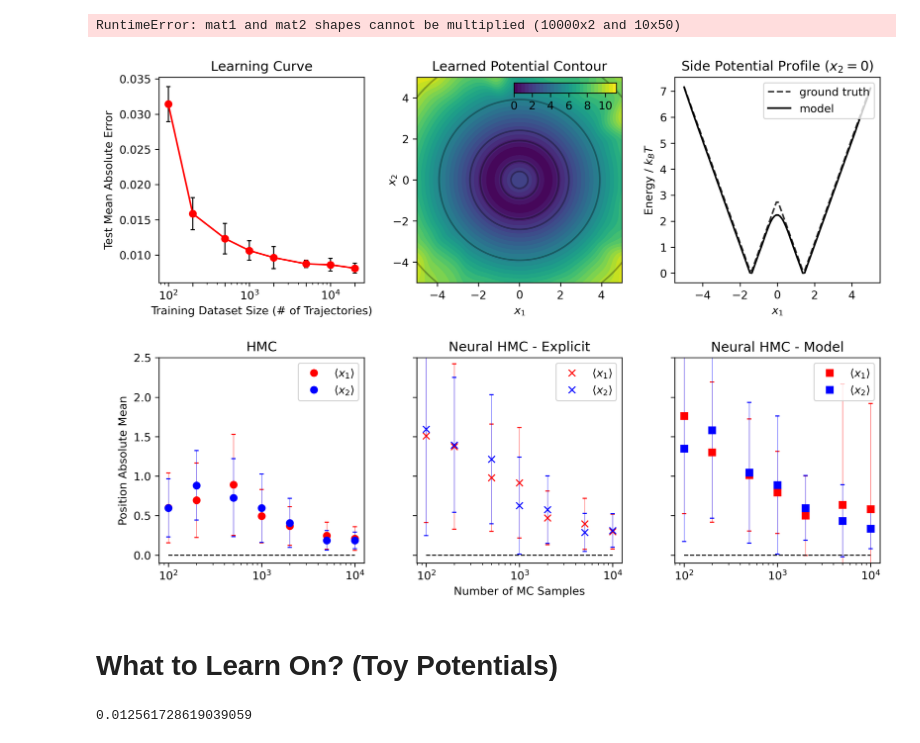
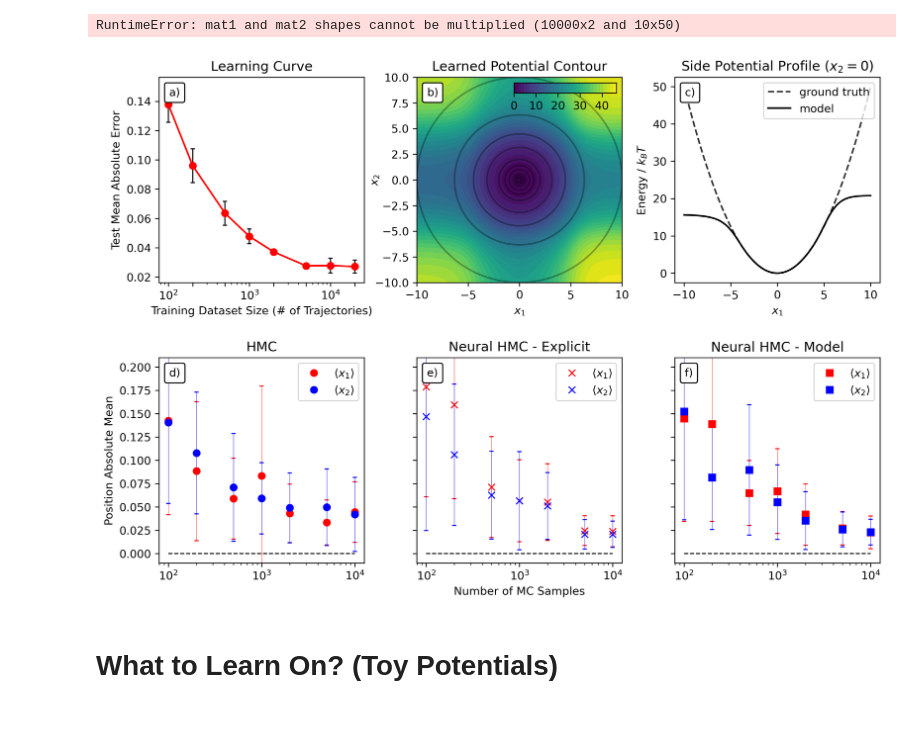
Before and after one commit to jakublala/md-neural-ode, a Jupyter notebook: plotting.ipynb, the cells around one changed output. Drawn from its saved outputs; the diff is of its cells as text; code cells hidden in the pictures.

```diff
--- a/plotting.ipynb
+++ b/plotting.ipynb
@@ -1029,11 +1029,12 @@ import numpy as np
 import matplotlib.pyplot as plt
 # read text file into a list of floats
 for i in range(1,5+1):
-    with open(f'results/wofe_quapp/{i}_loss.txt', 'r') as f:
+    with open(f'results/wofe_quapp/train_size/5000/{i}_loss.txt', 'r') as f:
         lines = f.readlines()
         loss = [float(line.strip()) for line in lines]
 
     #plot loss
+    print(i)
     plt.plot(loss)
     # plt.xlim(5000, 10000)
     # plt.ylim(0, 0.1)
@@ -1211,8 +1218,8 @@ Z -= Z.min()
 # %% [output]
 RuntimeError: mat1 and mat2 shapes cannot be multiplied (10000x2 and 10x50)
 # %%
-# potential = '10d_gaussian'
-potential = '2d_shell'
+potential = '10d_gaussian'
+# potential = '2d_shell'
 # potential = 'wofe_quapp'
 func = torch.load(f'results/{potential}/fully_trained/1_model.pt').to('cpu')
 num_samples = [100, 200, 500, 1000, 2000, 5000, 10000]
@@ -1334,7 +1341,7 @@ axs[0].set_xticks(x)
 
 
 # contour potential
-start, stop, n_values = -5.0, 5.0, 100
+start, stop, n_values = -10, 10, 100
 vals = np.linspace(start, stop, n_values)
 
 # model
@@ -1393,53 +1400,44 @@ elif potential == '2d_shell':
     Z, _ = Shell2D(vals, 0)
 else:
     Z, _ = Wofe_Quapp(vals, 0)
     min_Z = Z[Z.shape[0] // 2]
 
 axs[2].plot(vals, Z, 'k--', alpha=0.8, label='ground truth')
 
 if potential == '10d_gaussian':
     XY = np.zeros((n_values, 10))
 else:
     XY = np.zeros((n_values, 2))
 XY[:, 0] = vals
 Z = func.net(torch.Tensor(XY)).detach().cpu().numpy()
 Z = Z - Z.min()
 
 axs[2].plot(vals, Z, 'k', label='model')
 axs[2].legend(loc='upper right')
 axs[2].set_xlabel('$x_1$')
 axs[2].set_ylabel('Energy / $k_B T$')
 axs[2].set_title('Side Potential Profile ($x_2 = 0$)')
 
 
 
+from matplotlib.offsetbox import AnchoredText
 
+labels = ['a)', 'b)', 'c)', 'd)', 'e)', 'f)']
+for i, ax in enumerate(axs):
+    at = AnchoredText(
+        labels[i], prop=dict(size=10), frameon=True, loc='upper left')
+    at.patch.set_boxstyle("round,pad=0.,rounding_size=0.2")
+    ax.add_artist(at)
 
 
 # plt.tight_layout()
-plt.setp((axs[3], axs[4], axs[5]), ylim=(-0.1, 2.5))
+plt.setp((axs[3], axs[4], axs[5]), ylim=(-0.01, 0.21))
 plt.savefig(f'figures/{potential}_hmc.png')
 plt.show()
 # %% [output]
-[figure, old version]
+[figure, new version]
 # %% [markdown]
 # What to Learn On? (Toy Potentials)
 # %%
 import numpy as np
 import matplotlib.pyplot as plt
-# %%
-potential = '2d_shell'
-num_models = 5
-# all
-test_losses = []
-for i in range(1, num_models+1):
-    test_loss = np.loadtxt(f'results/{potential}/loss_fce/all_{i}_test_loss.txt')
-    test_losses.append(test_loss)
-test_mean = np.mean(test_losses)
-
-
-# vel
-
-# pos
-# %% [output]
-0.012561728619039059
```
Also changed, not shown: parts of 5 cells of this notebook, 4 other files.
